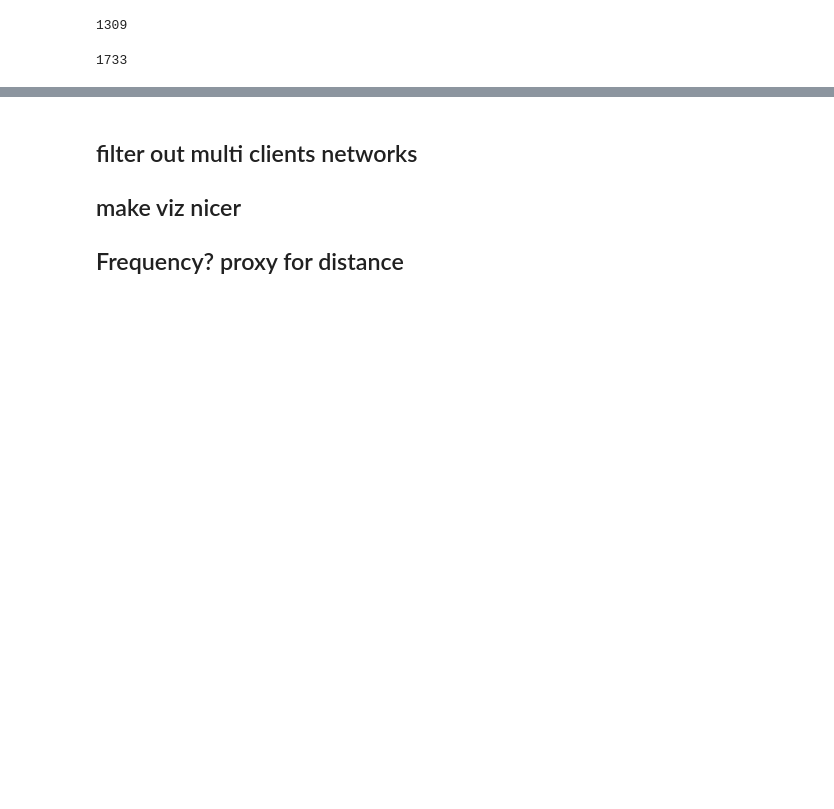
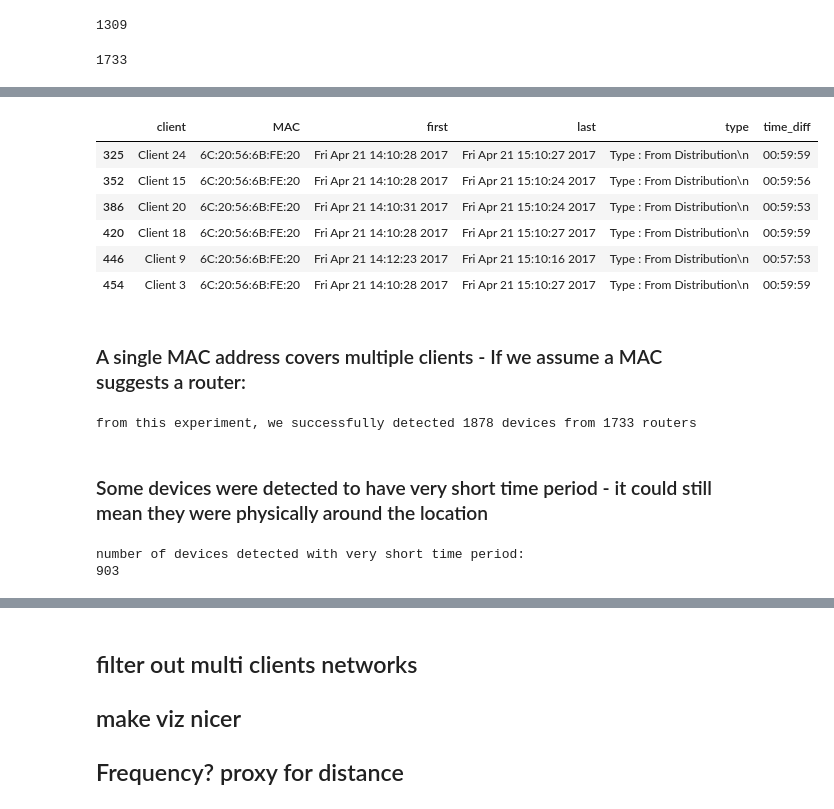
Before and after one commit to clairehxq/Urban_Sensing_PiParkFi, a Jupyter notebook: clients.ipynb, the cells around one changed output, grey strips where cells are left out. Saved outputs shown, nothing was run; the diff lists cells and outputs as text; code cells hidden in the pictures; blank space fills up the shorter version.

```diff
--- a/clients.ipynb
+++ b/clients.ipynb
@@ -68,0 +37,35 @@ with open(source1, 'r') as f:
+# %%
+# check multi client records
+client2 = []
+with open(source1, 'r') as f:
+    num1 = 0
+    num2 = 0
+    num3 = 0
+    num4 = 0
+    num5 = 0
+    num6 = 0
+    num7 = 0
+    num8 = 0
+    num9 = 0
+    num10 = 0
+    for i, client in enumerate(f):
+        if 'Client 1' in client:
+            num1 += 1
+        if 'Client 2' in client:
+            num2 += 1
+        if 'Client 3' in client:
+            num3 += 1
+        if 'Client 4' in client:
+            num4 += 1
+        if 'Client 5' in client:
+            num5 += 1
+        if 'Client 6' in client:
+            num6 += 1
+        if 'Client 7' in client:
+            num7 += 1
+        if 'Client 8' in client:
+            num8 += 1
+        if 'Client 9' in client:
+            num9 += 1
+        if 'Client 10' in client:
+            num10 += 1
@@ -247,0 +164,24 @@ plt.xticks([])
+# %%
+df[df.MAC == ' 6C:20:56:6B:FE:20']
+# %% [output]
+|  | client | MAC | first | last | type | time_diff |
+| 325 | Client 24 | 6C:20:56:6B:FE:20 | Fri Apr 21 14:10:28 2017 | Fri Apr 21 15:10:27 2017 | Type : From Distribution\n | 00:59:59 |
+| 352 | Client 15 | 6C:20:56:6B:FE:20 | Fri Apr 21 14:10:28 2017 | Fri Apr 21 15:10:24 2017 | Type : From Distribution\n | 00:59:56 |
+| 386 | Client 20 | 6C:20:56:6B:FE:20 | Fri Apr 21 14:10:31 2017 | Fri Apr 21 15:10:24 2017 | Type : From Distribution\n | 00:59:53 |
+| 420 | Client 18 | 6C:20:56:6B:FE:20 | Fri Apr 21 14:10:28 2017 | Fri Apr 21 15:10:27 2017 | Type : From Distribution\n | 00:59:59 |
+| 446 | Client 9 | 6C:20:56:6B:FE:20 | Fri Apr 21 14:12:23 2017 | Fri Apr 21 15:10:16 2017 | Type : From Distribution\n | 00:57:53 |
+| 454 | Client 3 | 6C:20:56:6B:FE:20 | Fri Apr 21 14:10:28 2017 | Fri Apr 21 15:10:27 2017 | Type : From Distribution\n | 00:59:59 |
+# %% [markdown]
+### A single MAC address covers multiple clients - If we assume a MAC suggests a router:
+# %%
+print 'from this experiment, we successfully detected {} devices from {} routers'.format(len(df), len(df.MAC.value_counts()))
+# %% [output]
+from this experiment, we successfully detected 1878 devices from 1733 routers
+# %% [markdown]
+### Some devices were detected to have very short time period - it could still mean they were physically around the location
+# %%
+print 'number of devices detected with very short time period:'
+print df[df['first'] != df['last']].shape[0]
+# %% [output]
+number of devices detected with very short time period:
+903
```
Also changed, not shown: parts of 25 cells of this notebook, 7 other files.
